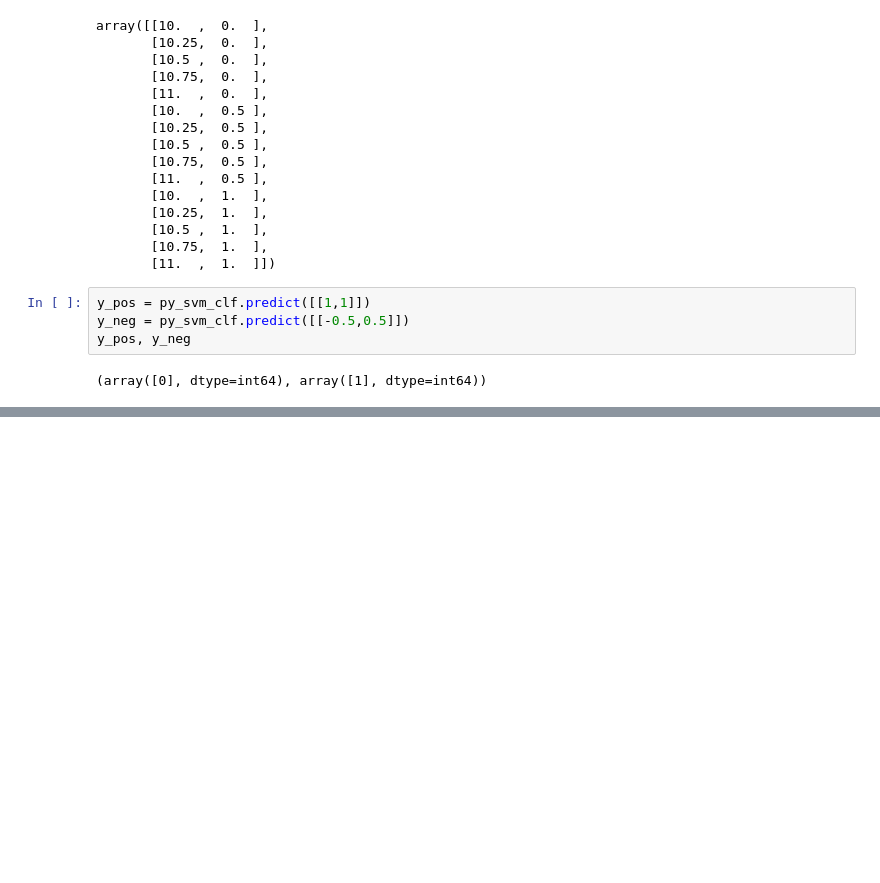
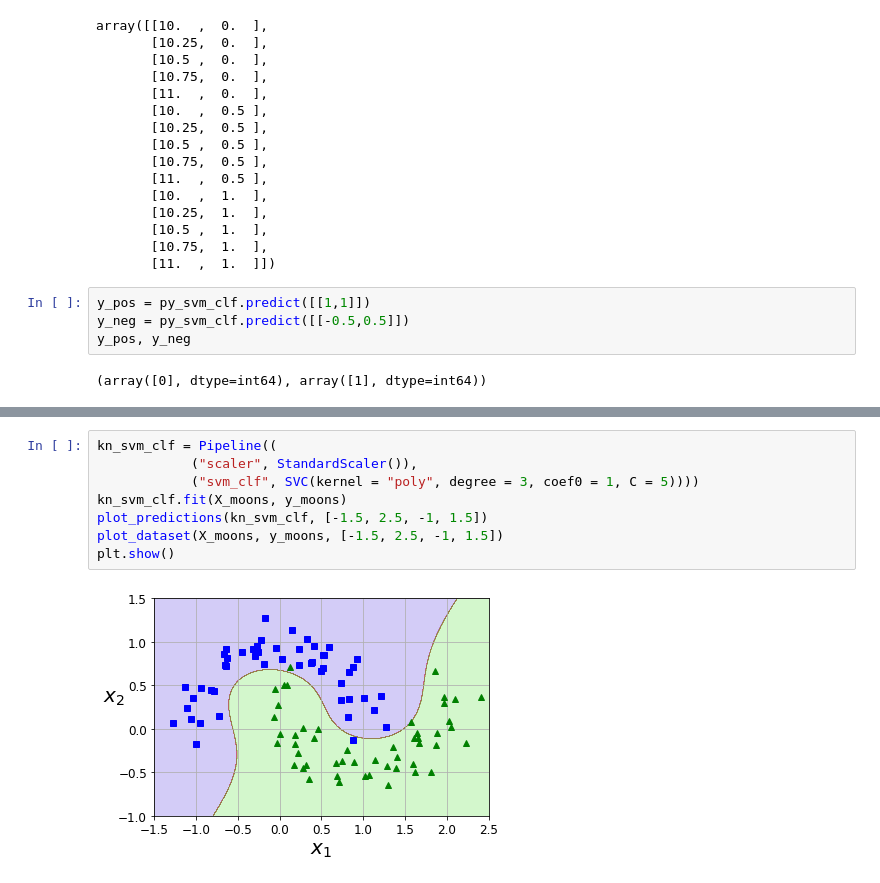
Before and after one commit to qlegrand/housing_handson_ml, a Jupyter notebook: CH05 - SVM.ipynb, the cells around one changed output, grey strips where cells are left out. Cells and saved outputs as stored; diff of their text form; blank space fills up the shorter version.

```diff
--- a/CH05 - SVM.ipynb
+++ b/CH05 - SVM.ipynb
@@ -108,0 +126,10 @@ y_pos, y_neg
+# %%
+kn_svm_clf = Pipeline((
+            ("scaler", StandardScaler()),
+            ("svm_clf", SVC(kernel = "poly", degree = 3, coef0 = 1, C = 5))))
+kn_svm_clf.fit(X_moons, y_moons)
+plot_predictions(kn_svm_clf, [-1.5, 2.5, -1, 1.5])
+plot_dataset(X_moons, y_moons, [-1.5, 2.5, -1, 1.5])
+plt.show()
+# %% [output]
+[figure, added]
```
Also changed, not shown: parts of 9 cells of this notebook.
